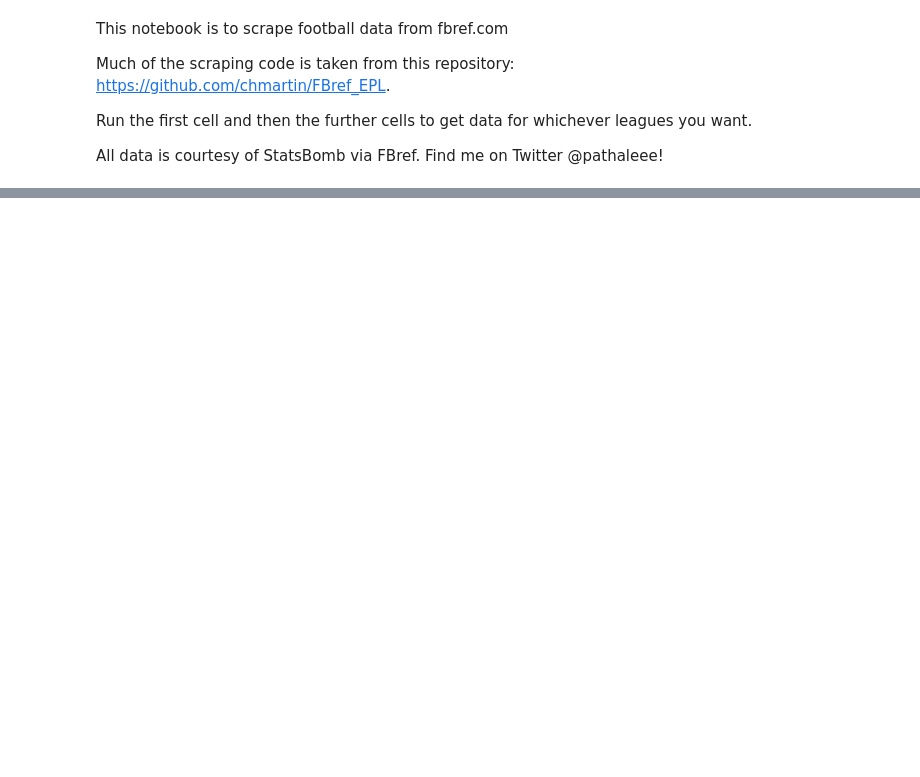
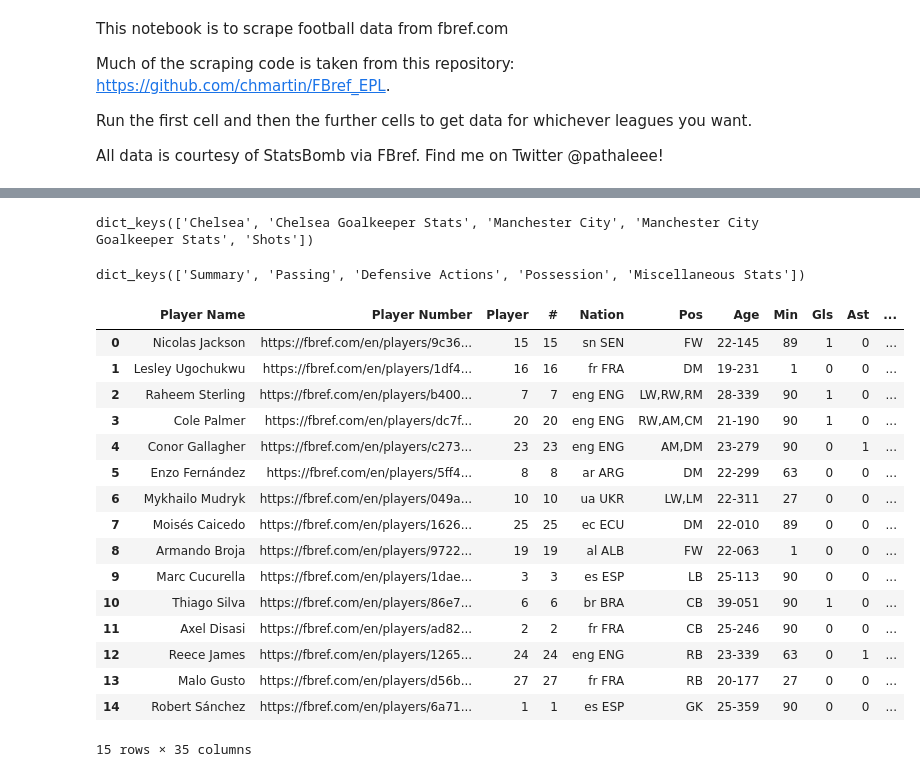
Before and after one commit to bdi2357/FootballData, a Jupyter notebook: PlayerPerformanceData/Scrape_FBref.ipynb, the cells around one changed output, grey strips where cells are left out. Drawn from its saved outputs; the diff is of its cells as text; code cells hidden in the pictures; blank space fills up the shorter version.

```diff
--- a/PlayerPerformanceData/Scrape_FBref.ipynb
+++ b/PlayerPerformanceData/Scrape_FBref.ipynb
@@ -208,0 +315,26 @@ df_outfield
+# %%
+import requests
+from bs4 import BeautifulSoup
+
+# URL of the Manchester City stats page
+url = "https://fbref.com/en/squads/b8fd03ef/Manchester-City-Stats"
+
+# Send a GET request to the page
+response = requests.get(url)
+
+# Check if the request was successful
+if response.status_code == 200:
+    # Parse the page content
+    soup = BeautifulSoup(response.content, 'html.parser')
+
+    # Find the section containing the match reports
+    match_reports = soup.find_all('a', text='Match Report')
+
+    # Extract all match report links
+    match_report_links = ["https://fbref.com" + link['href'] for link in match_reports]
+
+    # Print all match report links
+    for link in match_report_links:
+        print(link)
+else:
+    print("Failed to retrieve the page.")
@@ -208,0 +731,28 @@ df_outfield
+# %%
+D_stats_game.keys()
+# %% [output]
+dict_keys(['Chelsea', 'Chelsea Goalkeeper Stats', 'Manchester City', 'Manchester City Goalkeeper Stats', 'Shots'])
+# %%
+D_stats_game['Chelsea'].keys()
+# %% [output]
+dict_keys(['Summary', 'Passing', 'Defensive Actions', 'Possession', 'Miscellaneous Stats'])
+# %%
+D_stats_game['Chelsea']['Summary']
+# %% [output]
+|  | Player Name | Player Number | Player | # | Nation | Pos | Age | Min | Gls | Ast | ... |
+| 0 | Nicolas Jackson | https://fbref.com/en/players/9c36... | 15 | 15 | sn SEN | FW | 22-145 | 89 | 1 | 0 | ... |
+| 1 | Lesley Ugochukwu | https://fbref.com/en/players/1df4... | 16 | 16 | fr FRA | DM | 19-231 | 1 | 0 | 0 | ... |
+| 2 | Raheem Sterling | https://fbref.com/en/players/b400... | 7 | 7 | eng ENG | LW,RW,RM | 28-339 | 90 | 1 | 0 | ... |
+| 3 | Cole Palmer | https://fbref.com/en/players/dc7f... | 20 | 20 | eng ENG | RW,AM,CM | 21-190 | 90 | 1 | 0 | ... |
+| 4 | Conor Gallagher | https://fbref.com/en/players/c273... | 23 | 23 | eng ENG | AM,DM | 23-279 | 90 | 0 | 1 | ... |
+| 5 | Enzo Fernández | https://fbref.com/en/players/5ff4... | 8 | 8 | ar ARG | DM | 22-299 | 63 | 0 | 0 | ... |
+| 6 | Mykhailo Mudryk | https://fbref.com/en/players/049a... | 10 | 10 | ua UKR | LW,LM | 22-311 | 27 | 0 | 0 | ... |
+| 7 | Moisés Caicedo | https://fbref.com/en/players/1626... | 25 | 25 | ec ECU | DM | 22-010 | 89 | 0 | 0 | ... |
+| 8 | Armando Broja | https://fbref.com/en/players/9722... | 19 | 19 | al ALB | FW | 22-063 | 1 | 0 | 0 | ... |
+| 9 | Marc Cucurella | https://fbref.com/en/players/1dae... | 3 | 3 | es ESP | LB | 25-113 | 90 | 0 | 0 | ... |
+| 10 | Thiago Silva | https://fbref.com/en/players/86e7... | 6 | 6 | br BRA | CB | 39-051 | 90 | 1 | 0 | ... |
+| 11 | Axel Disasi | https://fbref.com/en/players/ad82... | 2 | 2 | fr FRA | CB | 25-246 | 90 | 0 | 0 | ... |
+| 12 | Reece James | https://fbref.com/en/players/1265... | 24 | 24 | eng ENG | RB | 23-339 | 63 | 0 | 1 | ... |
+| 13 | Malo Gusto | https://fbref.com/en/players/d56b... | 27 | 27 | fr FRA | RB | 20-177 | 27 | 0 | 0 | ... |
+| 14 | Robert Sánchez | https://fbref.com/en/players/6a71... | 1 | 1 | es ESP | GK | 25-359 | 90 | 0 | 0 | ... |
+15 rows × 35 columns
```
Also changed, not shown: parts of 27 cells of this notebook.
